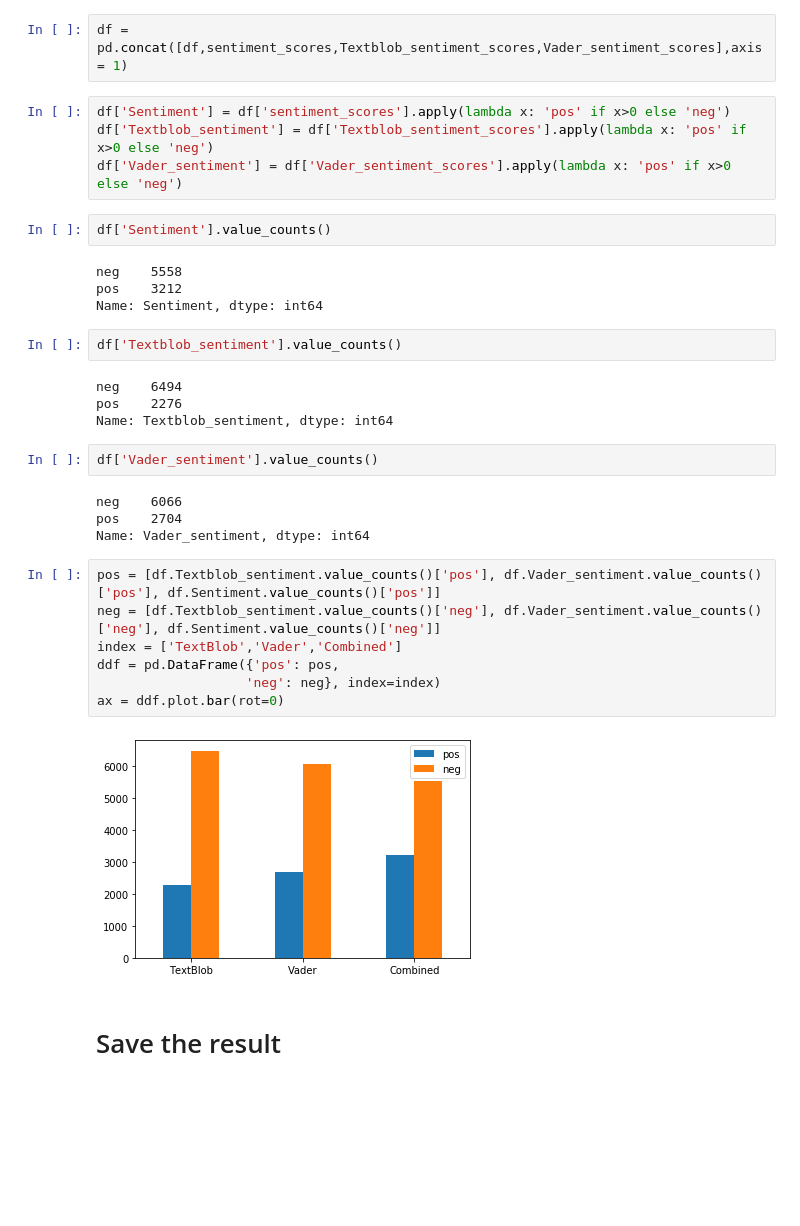
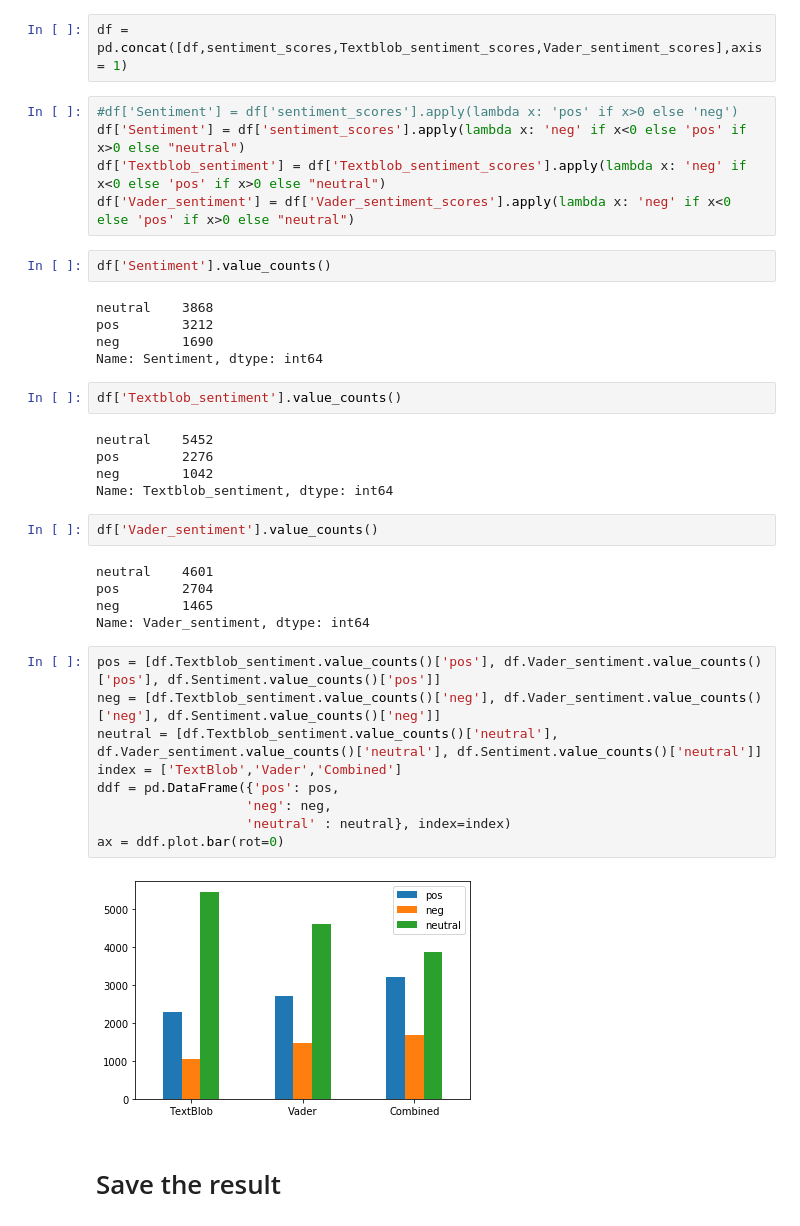
Before and after one commit to thuyazawnaing/K6312-GE2020SG, a Jupyter notebook: code/3. Text_Annotation.ipynb, the cells around one changed output. Cells and saved outputs as stored; diff of their text form; blank space fills up the shorter version.

```diff
--- a/code/3. Text_Annotation.ipynb
+++ b/code/3. Text_Annotation.ipynb
@@ -155,36 +155,42 @@ Vader_sentiment_scores = pd.DataFrame(list(vader_result),columns=['Vader_sentime
 # %%
 df = pd.concat([df,sentiment_scores,Textblob_sentiment_scores,Vader_sentiment_scores],axis = 1)
 # %%
-df['Sentiment'] = df['sentiment_scores'].apply(lambda x: 'pos' if x>0 else 'neg')
-df['Textblob_sentiment'] = df['Textblob_sentiment_scores'].apply(lambda x: 'pos' if x>0 else 'neg')
-df['Vader_sentiment'] = df['Vader_sentiment_scores'].apply(lambda x: 'pos' if x>0 else 'neg')
+#df['Sentiment'] = df['sentiment_scores'].apply(lambda x: 'pos' if x>0 else 'neg')
+df['Sentiment'] = df['sentiment_scores'].apply(lambda x: 'neg' if x<0 else 'pos' if x>0 else "neutral")
+df['Textblob_sentiment'] = df['Textblob_sentiment_scores'].apply(lambda x: 'neg' if x<0 else 'pos' if x>0 else "neutral")
+df['Vader_sentiment'] = df['Vader_sentiment_scores'].apply(lambda x: 'neg' if x<0 else 'pos' if x>0 else "neutral")
 # %%
 df['Sentiment'].value_counts()
 # %% [output]
-neg    5558
-pos    3212
+neutral    3868
+pos        3212
+neg        1690
 Name: Sentiment, dtype: int64
 # %%
 df['Textblob_sentiment'].value_counts()
 # %% [output]
-neg    6494
-pos    2276
+neutral    5452
+pos        2276
+neg        1042
 Name: Textblob_sentiment, dtype: int64
 # %%
 df['Vader_sentiment'].value_counts()
 # %% [output]
-neg    6066
-pos    2704
+neutral    4601
+pos        2704
+neg        1465
 Name: Vader_sentiment, dtype: int64
 # %%
 pos = [df.Textblob_sentiment.value_counts()['pos'], df.Vader_sentiment.value_counts()['pos'], df.Sentiment.value_counts()['pos']]
 neg = [df.Textblob_sentiment.value_counts()['neg'], df.Vader_sentiment.value_counts()['neg'], df.Sentiment.value_counts()['neg']]
+neutral = [df.Textblob_sentiment.value_counts()['neutral'], df.Vader_sentiment.value_counts()['neutral'], df.Sentiment.value_counts()['neutral']]
 index = ['TextBlob','Vader','Combined']
 ddf = pd.DataFrame({'pos': pos,
-                   'neg': neg}, index=index)
+                   'neg': neg,
+                   'neutral' : neutral}, index=index)
 ax = ddf.plot.bar(rot=0)
 # %% [output]
-[figure, old version]
+[figure, new version]
 # %% [markdown]
 # Save the result
 # %%
```
Also changed, not shown: parts of 3 cells of this notebook.
